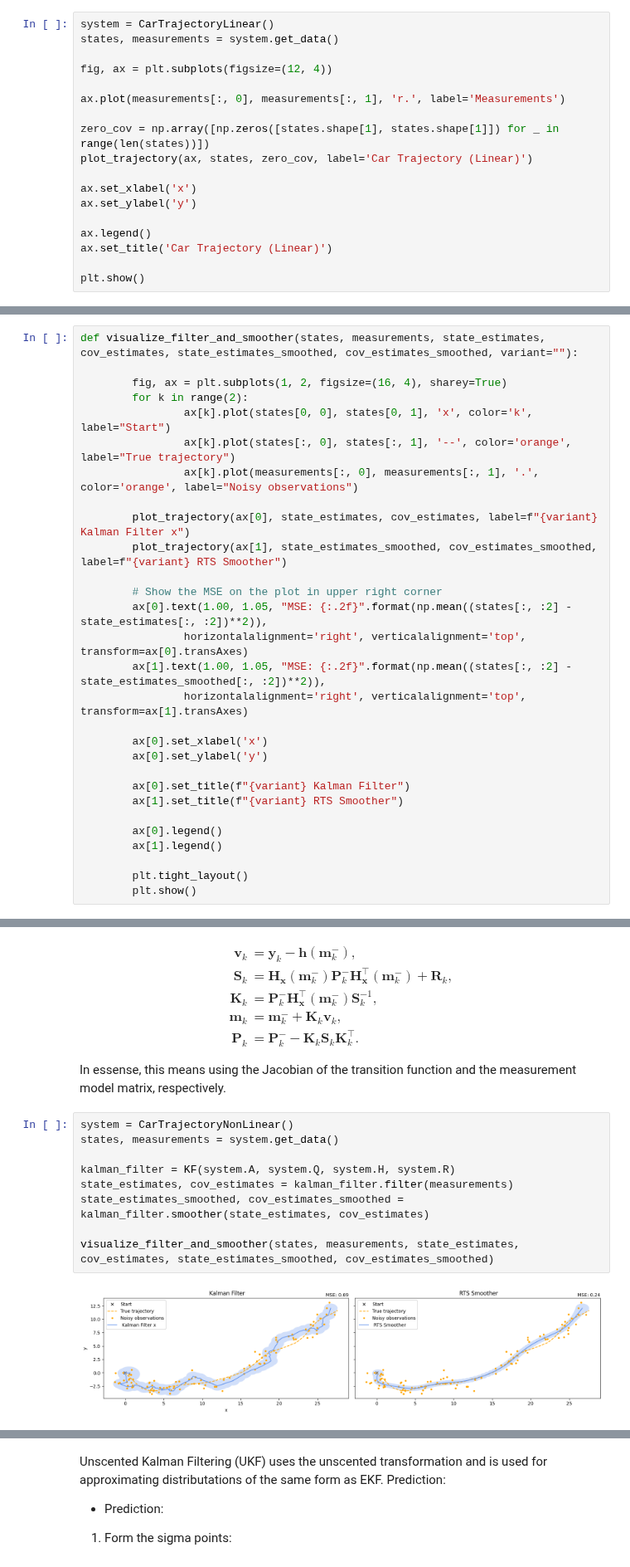
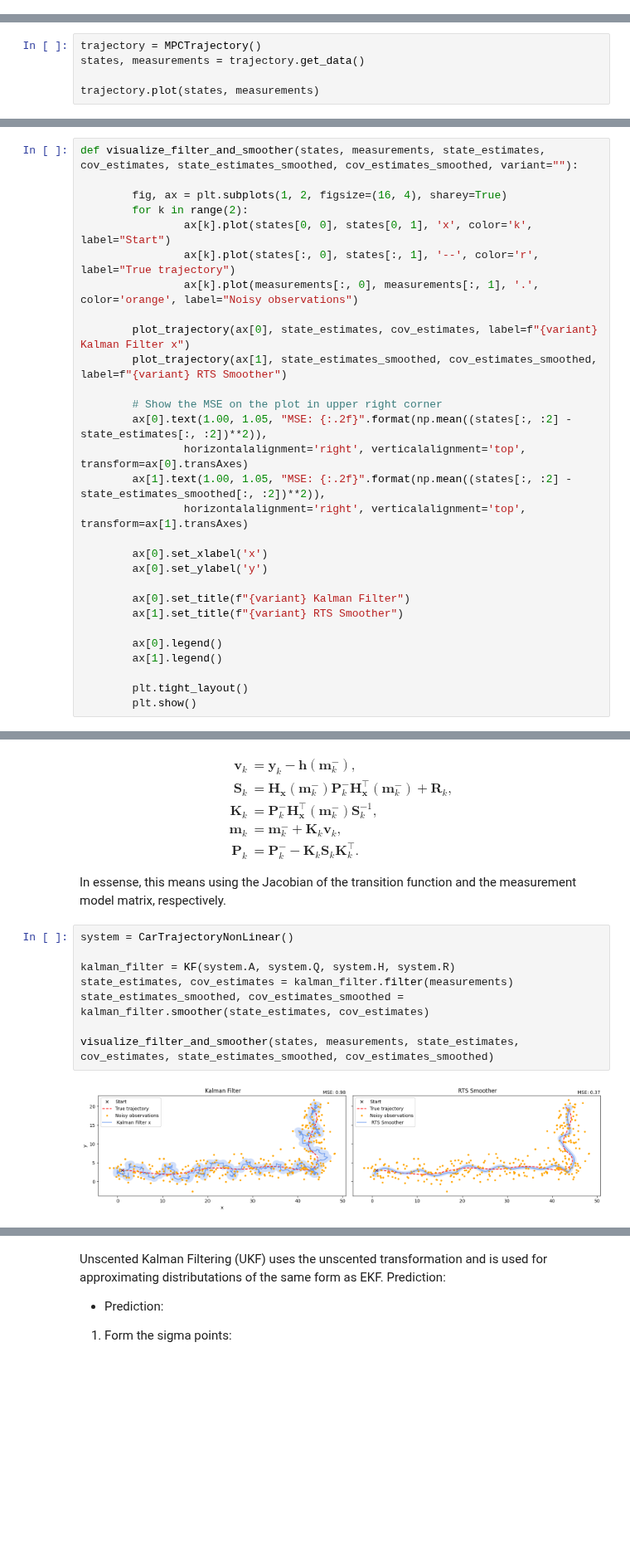
Before and after one commit to AndersGMadsen/bayesian-state-space-models, a Jupyter notebook: Bayesian_filtering_and_smoothing.ipynb, the cells around one changed output, grey strips where cells are left out. Shown at 83% size. Drawn from its saved outputs; the diff is of its cells as text; blank space fills up the shorter version.

```diff
--- a/Bayesian_filtering_and_smoothing.ipynb
+++ b/Bayesian_filtering_and_smoothing.ipynb
@@ -5,20 +10,2 @@ from utils import CarTrajectoryLinear, CarTrajectoryNonLinear, KF, EKF, UKF, plo
 # %% [markdown]
 Bayesian methods have a wide range of applications, e.g., in filtering and smoothing of continuous signals. As an example, let us consider uncertain GPS measurement of a car driving on a road. First, we simulate a set of noisy measurements as well as the underlying true trajectory. For now, we consider trajectory simulated with linear transitions.
-# %%
-system = CarTrajectoryLinear()
-states, measurements = system.get_data()
-
-fig, ax = plt.subplots(figsize=(12, 4))
-
-ax.plot(measurements[:, 0], measurements[:, 1], 'r.', label='Measurements')
-
-zero_cov = np.array([np.zeros([states.shape[1], states.shape[1]]) for _ in range(len(states))])
-plot_trajectory(ax, states, zero_cov, label='Car Trajectory (Linear)')
-
-ax.set_xlabel('x')
-ax.set_ylabel('y')
-
-ax.legend()
-ax.set_title('Car Trajectory (Linear)')
-
-plt.show()
@@ -26,0 +12,5 @@ plt.show()
+# %%
+trajectory = MPCTrajectory()
+states, measurements = trajectory.get_data()
+
+trajectory.plot(states, measurements)
@@ -117,7 +126,7 @@ def visualize_filter_and_smoother(states, measurements, state_estimates, cov_est
         fig, ax = plt.subplots(1, 2, figsize=(16, 4), sharey=True)
         for k in range(2):
                 ax[k].plot(states[0, 0], states[0, 1], 'x', color='k', label="Start")
-                ax[k].plot(states[:, 0], states[:, 1], '--', color='orange', label="True trajectory")
+                ax[k].plot(states[:, 0], states[:, 1], '--', color='r', label="True trajectory")
                 ax[k].plot(measurements[:, 0], measurements[:, 1], '.', color='orange', label="Noisy observations")
 
         plot_trajectory(ax[0], state_estimates, cov_estimates, label=f"{variant} Kalman Filter x")
@@ -191,15 +210,14 @@ $$
 In essense, this means using the Jacobian of the transition function and the measurement model matrix, respectively.
 # %%
 system = CarTrajectoryNonLinear()
-states, measurements = system.get_data()
 
 kalman_filter = KF(system.A, system.Q, system.H, system.R)
 state_estimates, cov_estimates = kalman_filter.filter(measurements)
 state_estimates_smoothed, cov_estimates_smoothed = kalman_filter.smoother(state_estimates, cov_estimates)
 
 visualize_filter_and_smoother(states, measurements, state_estimates, cov_estimates, state_estimates_smoothed, cov_estimates_smoothed)
 # %% [output]
-[figure, old version]
+[figure, new version]
 # %%
 extendted_kalman_filter = EKF(system.f, system.F_jacobian, system.h, system.H_jacobian, system.Q, system.R)
 state_estimates, cov_estimates = extendted_kalman_filter.filter(measurements)
```
Also changed, not shown: parts of 10 cells of this notebook, 2 other files.
